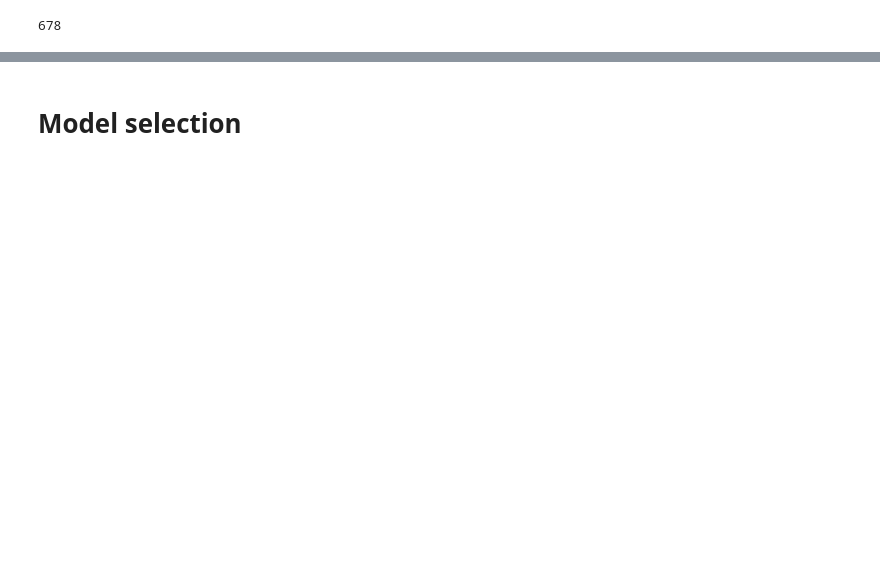
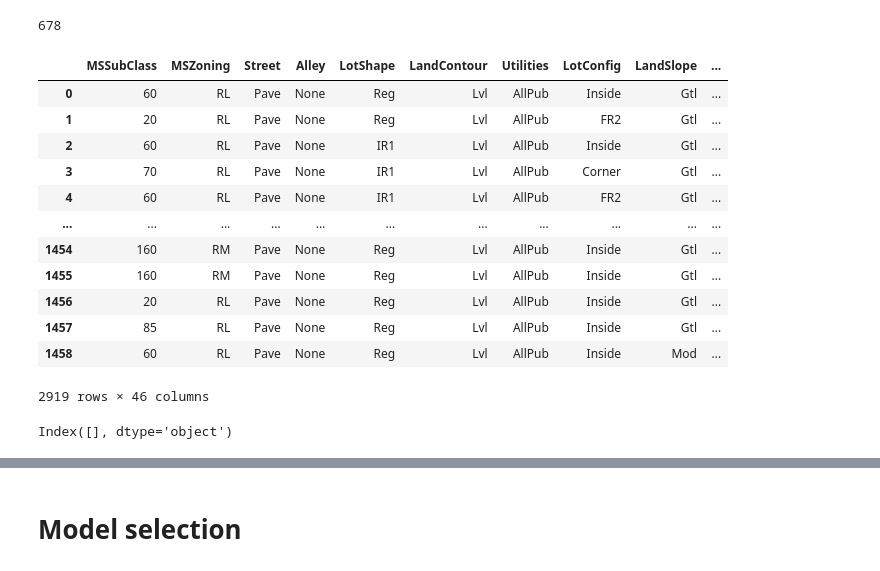
Before and after one commit to Bipin-Gouda/Data-Science, a Jupyter notebook: notebooks/HousePrice_kaggle.ipynb, the cells around one changed output, grey strips where cells are left out. Cells and saved outputs as stored; diff of their text form; code cells hidden in the pictures; blank space fills up the shorter version.

```diff
--- a/notebooks/HousePrice_kaggle.ipynb
+++ b/notebooks/HousePrice_kaggle.ipynb
@@ -259,11 +264,0 @@ df1.select_dtypes(exclude='object').isna().sum().sum()
-# %%
-# Using KNN
-def knn_impute(df1,column):
-
-    numeric_df =df1.select_dtypes(np.number)
-
-    return numeric_df
-
-# Using median/mean
-for i in cols3:
-    df1[i]=df1[i].fillna(df1[i].median())
@@ -288,0 +265,17 @@ knn_impute(df1,'jaba')
+# %%
+# Using KNN imputer (we only hve numeric missing values else we would have to create a seperate dataframe ..select_dtypes)
+from sklearn.impute import KNNImputer
+imputer=KNNImputer(n_neighbors=5)
+
+def knn_impute(numeric_df,cols):
+
+    non_na_columns=df1.loc[:,df1.isna().sum()==0].columns     # Returns True or False for each column
+    numeric_df=pd.DataFrame(imputer.fit_transform(numeric_df),columns=cols)   # as imputer returns numpy array we need to cnvrt it to dataframe
+
+
+    return numeric_df
+
+# Using median/mean
+def central_impute(df1,column):
+    for i in cols3:
+        df1[i]=df1[i].fillna(df1[i].median())
@@ -290,3 +307,24 @@ knn_impute(df1,'jaba')
 df1.isna().sum().sum()
 # %% [output]
 678
+# %%
+df1=df1.drop(numeric_df.columns,axis=1)
+df1
+# %% [output]
+|  | MSSubClass | MSZoning | Street | Alley | LotShape | LandContour | Utilities | LotConfig | LandSlope | ... |
+| 0 | 60 | RL | Pave | None | Reg | Lvl | AllPub | Inside | Gtl | ... |
+| 1 | 20 | RL | Pave | None | Reg | Lvl | AllPub | FR2 | Gtl | ... |
+| 2 | 60 | RL | Pave | None | IR1 | Lvl | AllPub | Inside | Gtl | ... |
+| 3 | 70 | RL | Pave | None | IR1 | Lvl | AllPub | Corner | Gtl | ... |
+| 4 | 60 | RL | Pave | None | IR1 | Lvl | AllPub | FR2 | Gtl | ... |
+| ... | ... | ... | ... | ... | ... | ... | ... | ... | ... | ... |
+| 1454 | 160 | RM | Pave | None | Reg | Lvl | AllPub | Inside | Gtl | ... |
+| 1455 | 160 | RM | Pave | None | Reg | Lvl | AllPub | Inside | Gtl | ... |
+| 1456 | 20 | RL | Pave | None | Reg | Lvl | AllPub | Inside | Gtl | ... |
+| 1457 | 85 | RL | Pave | None | Reg | Lvl | AllPub | Inside | Gtl | ... |
+| 1458 | 60 | RL | Pave | None | Reg | Lvl | AllPub | Inside | Mod | ... |
+2919 rows × 46 columns
+# %%
+print(df1.columns & numeric_df.columns)
+# %% [output]
+Index([], dtype='object')
```
Also changed, not shown: parts of 70 cells of this notebook, 5 other files.
